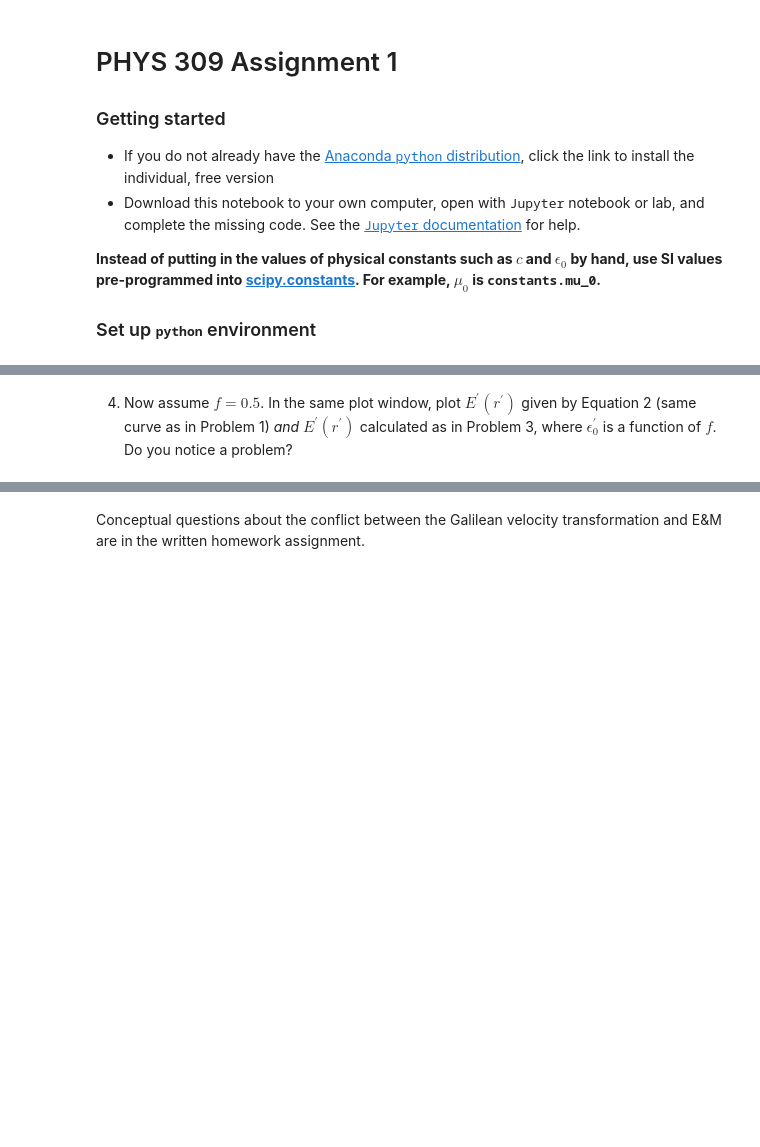
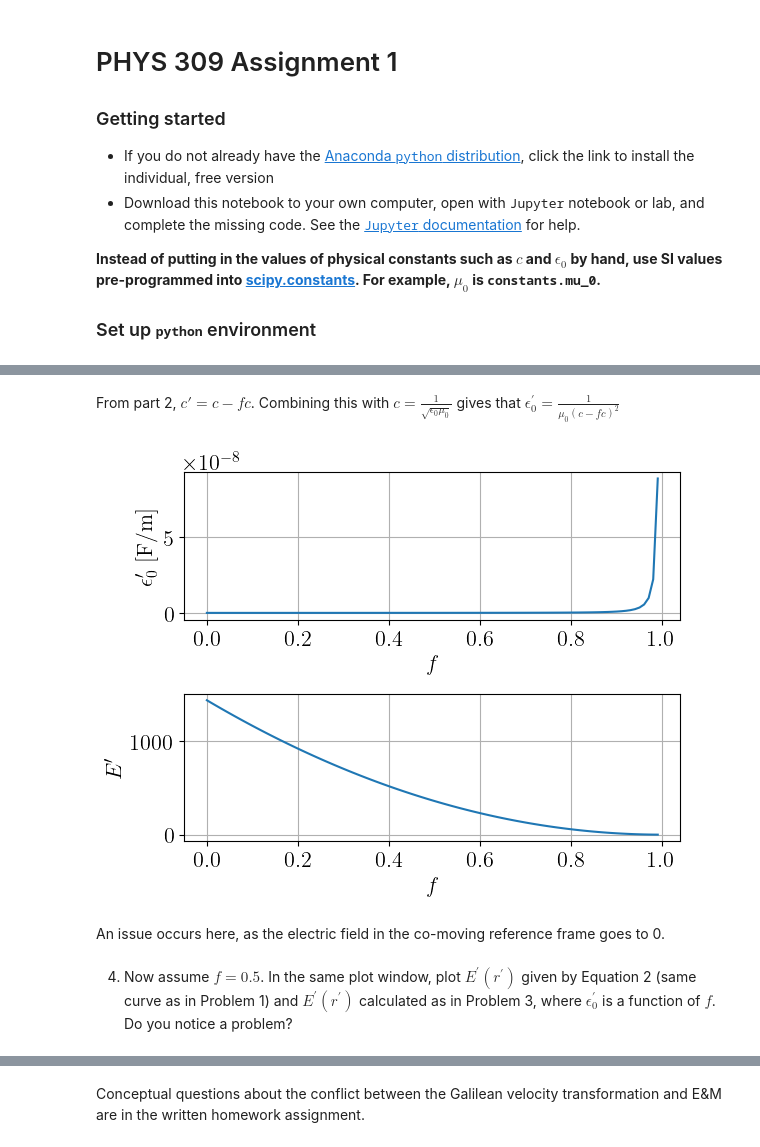
Before and after one commit to CBrown345/PHYS309, a Jupyter notebook: assignment1.ipynb, the cells around one changed output, grey strips where cells are left out. Saved outputs shown, nothing was run; the diff lists cells and outputs as text; code cells hidden in the pictures; blank space fills up the shorter version.

```diff
--- a/assignment1.ipynb
+++ b/assignment1.ipynb
@@ -60,8 +75,30 @@ To understand Einstein's motivation for developing the special theory of relativ
+# %% [markdown]
+From part 2, $c' = c - fc$. Combining this with $c = \frac{1}{\sqrt{\epsilon_0 \mu_0}}$ gives that $\epsilon_{0}^{\prime} = \frac{1}{\mu_0(c - fc)^2}$
 # %%
 # Plot here
+def epsilon_prime(f):
+    return (1/ (constants.mu_0 * (constants.c - f * constants.c)**2))
+def E_prime( e_0,r, q):
+    return (1 / (4*np.pi *e_0)) * (q / (r**2))
+arr_eps_prime = epsilon_prime(arr_f)
+arr_E_prime = E_prime(arr_eps_prime, 10**-6,constants.elementary_charge)
+
+fig, axes = plt.subplots(nrows = 2, ncols = 1)
+axes[0].plot(arr_f, arr_eps_prime)
+axes[1].plot(arr_f, arr_E_prime)
+axes[0].set_ylabel(r"$\epsilon_{0}^{\prime} \ [\rm F / \rm m]$")
+axes[1].set_ylabel(r"$E^\prime $")
+axes[0].set_xlabel(r"$f$")
+axes[1].set_xlabel(r"$f$")
+axes[0].grid(True)
+axes[1].grid(True)
+plt.subplots_adjust(hspace=.5)
+# %% [output]
+[figure, added]
+# %% [markdown]
+An issue occurs here, as the electric field in the co-moving reference frame goes to 0.
 # %% [markdown]
-<ol start=4>
-    <li>Now assume $f = 0.5$. In the same plot window, plot $E^{\prime}(r^{\prime})$ given by Equation 2 (same curve as in Problem 1) <em>and</em> $E^{\prime}(r^{\prime})$ calculated as in Problem 3, where $\epsilon_0^{\prime}$ is a function of $f$. Do you notice a problem?</li>
-</ol>
+
+4. Now assume $f = 0.5$. In the same plot window, plot $E^{\prime}(r^{\prime})$ given by Equation 2 (same curve as in Problem 1) and $E^{\prime}(r^{\prime})$ calculated as in Problem 3, where $\epsilon_0^{\prime}$ is a function of $f$. Do you notice a problem?
 # %%
 # Plot here
```
Also changed, not shown: parts of 10 cells of this notebook.
